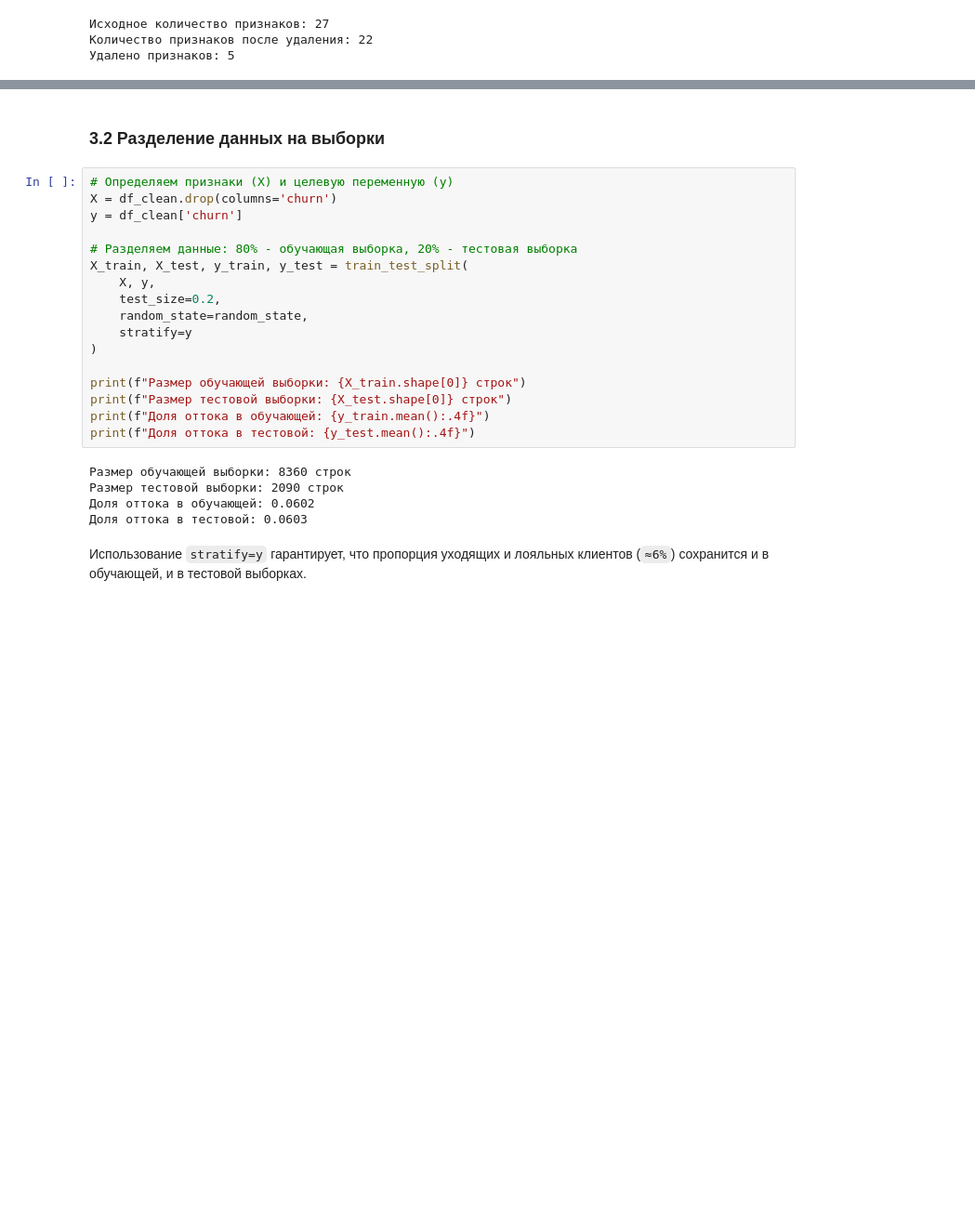
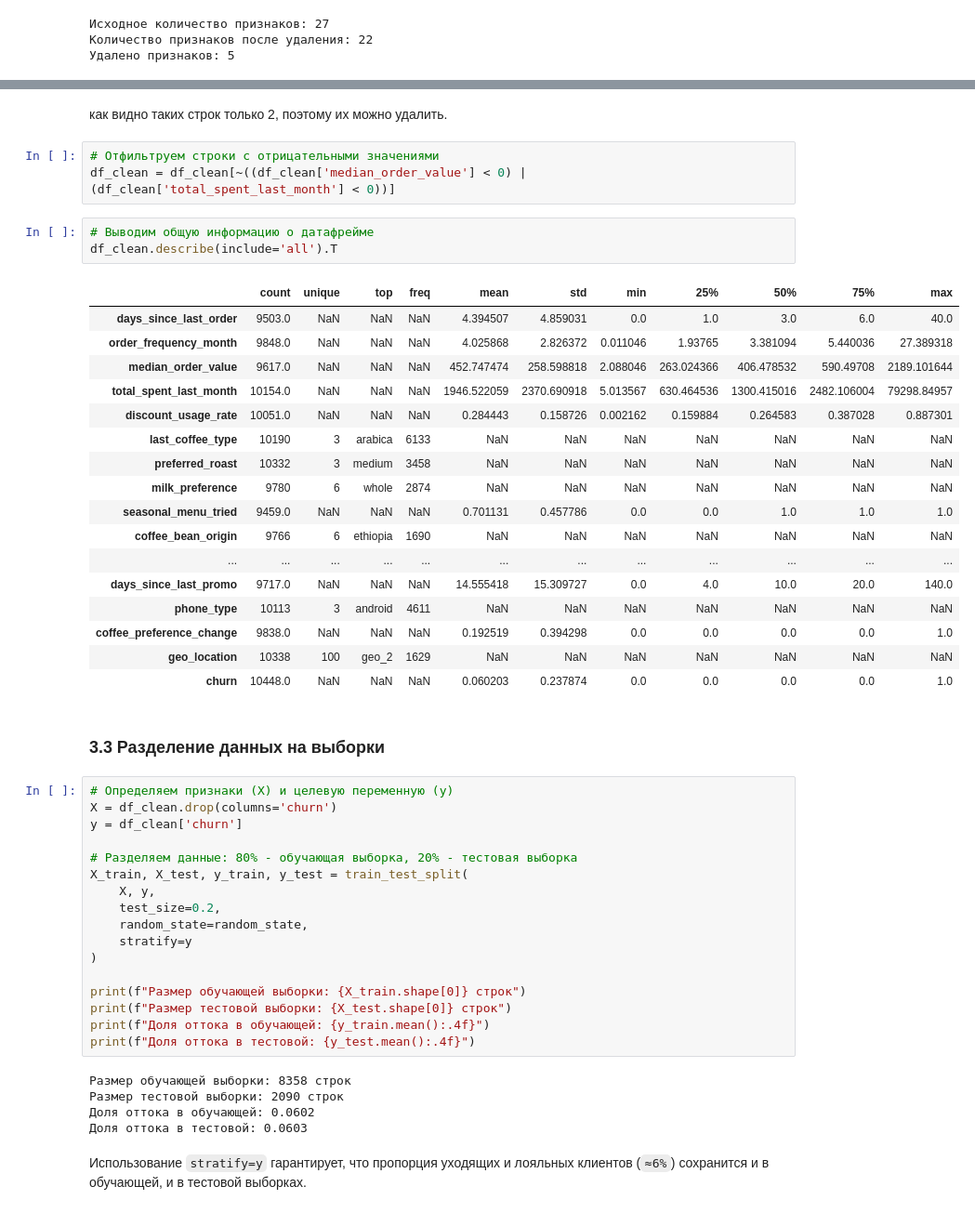
Before and after one commit to MEYakunin/Sprint11_Customer_Churn_Forecast, a Jupyter notebook: Sprint11_Coffee_Delivery_Churn_Binary_Classification_Yakunin_Mikle.ipynb, the cells around one changed output, grey strips where cells are left out. Shown at 93% size. Drawn from its saved outputs; the diff is of its cells as text; blank space fills up the shorter version.

```diff
--- a/Sprint11_Coffee_Delivery_Churn_Binary_Classification_Yakunin_Mikle.ipynb
+++ b/Sprint11_Coffee_Delivery_Churn_Binary_Classification_Yakunin_Mikle.ipynb
@@ -280,5 +311,31 @@ print(f"Удалено признаков: {df.shape[1] - df_clean.shape[1]}")
+# %% [markdown]
+как видно таких строк только 2, поэтому их можно удалить.
+# %%
+# Отфильтруем строки с отрицательными значениями
+df_clean = df_clean[~((df_clean['median_order_value'] < 0) | (df_clean['total_spent_last_month'] < 0))]
+# %%
+# Выводим общую информацию о датафрейме
+df_clean.describe(include='all').T
+# %% [output]
+|  | count | unique | top | freq | mean | std | min | 25% | 50% | 75% | max |
+| days_since_last_order | 9503.0 | NaN | NaN | NaN | 4.394507 | 4.859031 | 0.0 | 1.0 | 3.0 | 6.0 | 40.0 |
+| order_frequency_month | 9848.0 | NaN | NaN | NaN | 4.025868 | 2.826372 | 0.011046 | 1.93765 | 3.381094 | 5.440036 | 27.389318 |
+| median_order_value | 9617.0 | NaN | NaN | NaN | 452.747474 | 258.598818 | 2.088046 | 263.024366 | 406.478532 | 590.49708 | 2189.101644 |
+| total_spent_last_month | 10154.0 | NaN | NaN | NaN | 1946.522059 | 2370.690918 | 5.013567 | 630.464536 | 1300.415016 | 2482.106004 | 79298.84957 |
+| discount_usage_rate | 10051.0 | NaN | NaN | NaN | 0.284443 | 0.158726 | 0.002162 | 0.159884 | 0.264583 | 0.387028 | 0.887301 |
+| last_coffee_type | 10190 | 3 | arabica | 6133 | NaN | NaN | NaN | NaN | NaN | NaN | NaN |
+| preferred_roast | 10332 | 3 | medium | 3458 | NaN | NaN | NaN | NaN | NaN | NaN | NaN |
+| milk_preference | 9780 | 6 | whole | 2874 | NaN | NaN | NaN | NaN | NaN | NaN | NaN |
+| seasonal_menu_tried | 9459.0 | NaN | NaN | NaN | 0.701131 | 0.457786 | 0.0 | 0.0 | 1.0 | 1.0 | 1.0 |
+| coffee_bean_origin | 9766 | 6 | ethiopia | 1690 | NaN | NaN | NaN | NaN | NaN | NaN | NaN |
+| ... | ... | ... | ... | ... | ... | ... | ... | ... | ... | ... | ... |
+| days_since_last_promo | 9717.0 | NaN | NaN | NaN | 14.555418 | 15.309727 | 0.0 | 4.0 | 10.0 | 20.0 | 140.0 |
+| phone_type | 10113 | 3 | android | 4611 | NaN | NaN | NaN | NaN | NaN | NaN | NaN |
+| coffee_preference_change | 9838.0 | NaN | NaN | NaN | 0.192519 | 0.394298 | 0.0 | 0.0 | 0.0 | 0.0 | 1.0 |
+| geo_location | 10338 | 100 | geo_2 | 1629 | NaN | NaN | NaN | NaN | NaN | NaN | NaN |
+| churn | 10448.0 | NaN | NaN | NaN | 0.060203 | 0.237874 | 0.0 | 0.0 | 0.0 | 0.0 | 1.0 |
 # %% [markdown]
-### 3.2 Разделение данных на выборки
+### 3.3 Разделение данных на выборки
 # %%
 # Определяем признаки (Х) и целевую переменную (у)
 X = df_clean.drop(columns='churn')
@@ -297,7 +354,7 @@ print(f"Размер тестовой выборки: {X_test.shape[0]} стро
 print(f"Доля оттока в обучающей: {y_train.mean():.4f}")
 print(f"Доля оттока в тестовой: {y_test.mean():.4f}")
 # %% [output]
-Размер обучающей выборки: 8360 строк
+Размер обучающей выборки: 8358 строк
 Размер тестовой выборки: 2090 строк
 Доля оттока в обучающей: 0.0602
 Доля оттока в тестовой: 0.0603
```
Also changed, not shown: parts of 10 cells of this notebook.
